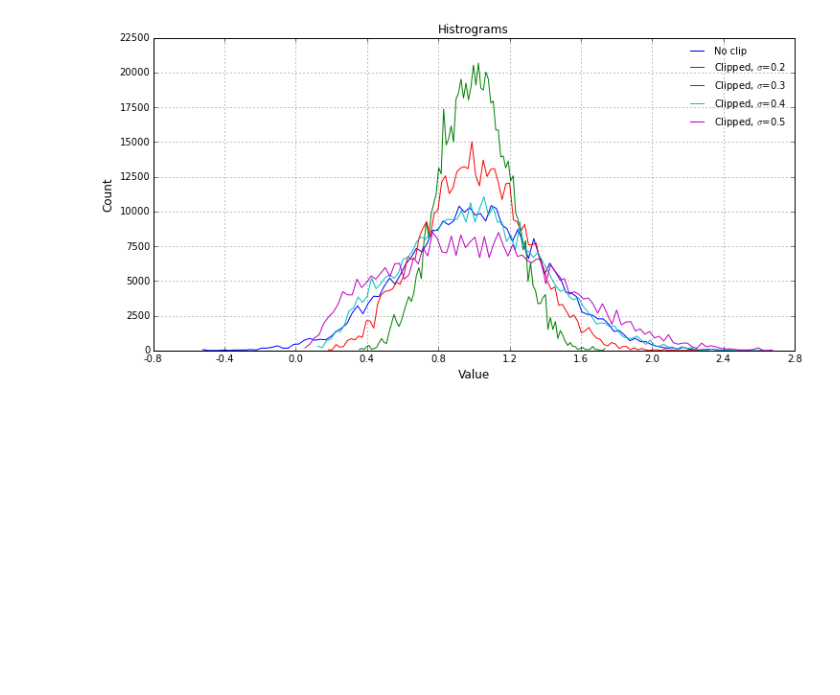
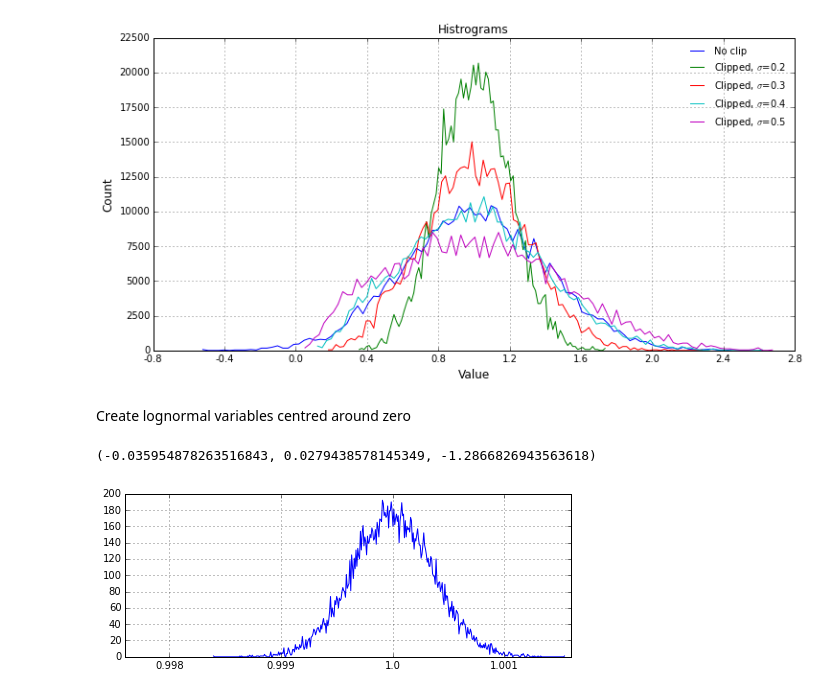
Before and after one commit to NelisW/PythonNotesToSelf, a Jupyter notebook: play.ipynb, the cells around one changed output. Drawn from its saved outputs; the diff is of its cells as text; code cells hidden in the pictures; blank space fills up the shorter version.

```diff
--- a/play.ipynb
+++ b/play.ipynb
@@ -573,3 +573,31 @@ for sigma in [0.2, 0.3, 0.4, 0.5]:
 # %% [output]
 [figure]
 [figure]
+# %% [markdown]
+Create lognormal variables centred around zero
+# %%
+import numpy as np
+import pyradi.ryplot as ryplot
+%matplotlib inline
+
+numb = 20000
+sigma = 0.00035952744787
+rn = np.random.standard_normal((numb,))
+rne = np.exp(sigma * rn)
+rnem1 = np.exp(sigma * rn) - 1
+
+p = ryplot.Plotter(1,1,1,figsize=(8,3))
+hst, bins = np.histogram(rn,bins=400,density=False)
+binc = (bins[1:]+bins[:-1])/2
+# p.plot(1, binc, hst,'','','', maxNX=5);
+hste, binse = np.histogram(rne,bins=400,density=False)
+binse = (binse[1:]+binse[:-1])/2
+p.plot(1, binse, hste,'','','', maxNX=5);
+hstem1, binsem1 = np.histogram(rnem1,bins=400,density=False)
+binsem1 = (binsem1[1:]+binsem1[:-1])/2
+# p.plot(1, binsem1, hstem1,'','','', maxNX=5);
+
+print(np.sum(rnem1[:numb/2]), np.sum(rnem1[numb/2:-1]), np.sum(rnem1[:numb/2])/np.sum(rnem1[numb/2:-1]))
+# %% [output]
+(-0.035954878263516843, 0.0279438578145349, -1.2866826943563618)
+[figure, added]
```
Also changed, not shown: 8 other files.
